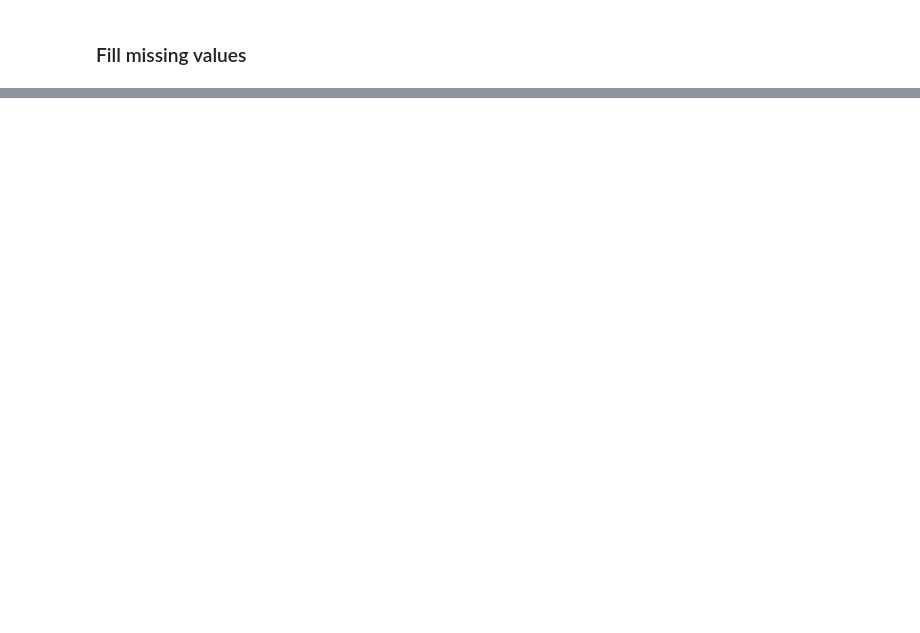
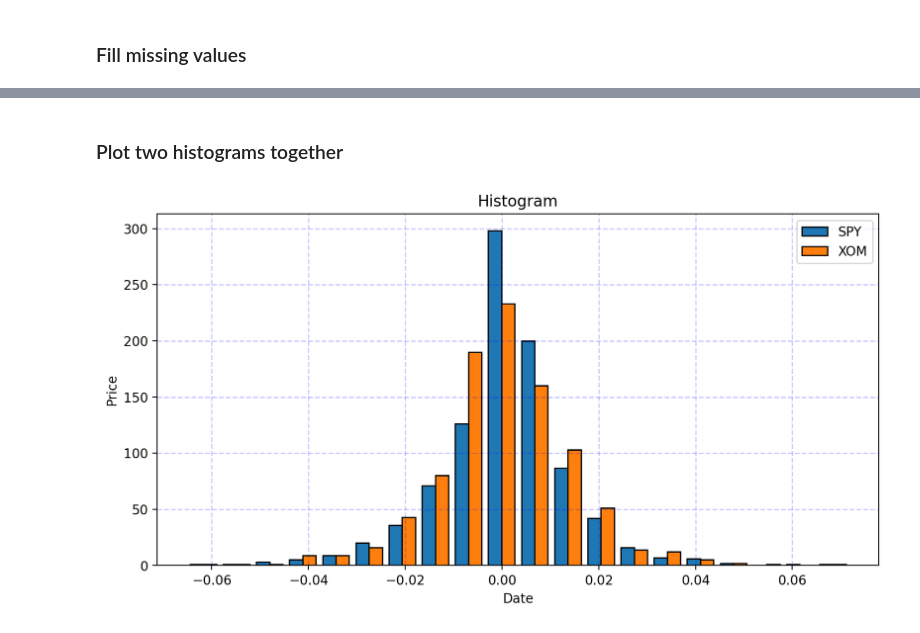
Before and after one commit to arafat877/CS7646-ML4T, a Jupyter notebook: ML4T_Lessons/week2-lessons-01.05-01.08.ipynb, the cells around one changed output, grey strips where cells are left out. Saved outputs shown, nothing was run; the diff lists cells and outputs as text; code cells hidden in the pictures; blank space fills up the shorter version.

```diff
--- a/ML4T_Lessons/week2-lessons-01.05-01.08.ipynb
+++ b/ML4T_Lessons/week2-lessons-01.05-01.08.ipynb
@@ -148,0 +261,24 @@ test_run()
+# %% [markdown]
+### Plot two histograms together
+# %%
+def test_run():
+    # Define a data range
+    start, end = '2009-01-01', '2012-12-31'
+    dates = pd.date_range(start, end) # year 2010
+
+    # Choose stock symbols to read
+    symbols = ['SPY', 'XOM']  # SPY will be added in get_data()
+
+    # Get stock data
+    df = get_data(symbols=symbols, dates=dates)
+
+    # Compute daily returns
+    daily_returns = compute_daily_returns(df)
+
+    # Plot a histogram
+    plot_hist(daily_returns, bins=20) # default bins = 10
+
+
+test_run()
+# %% [output]
+[figure, added]
```
Also changed, not shown: parts of 12 cells of this notebook.
